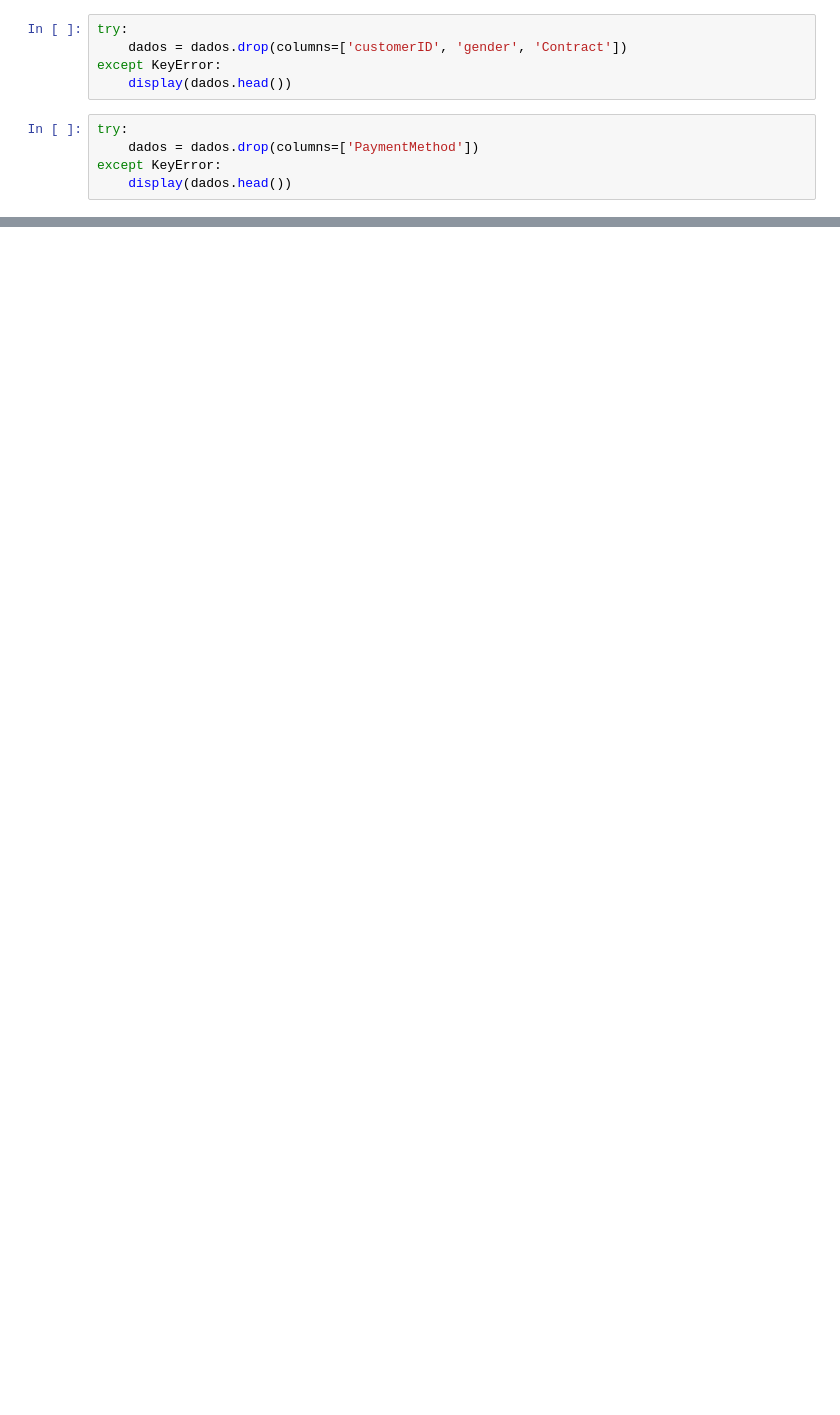
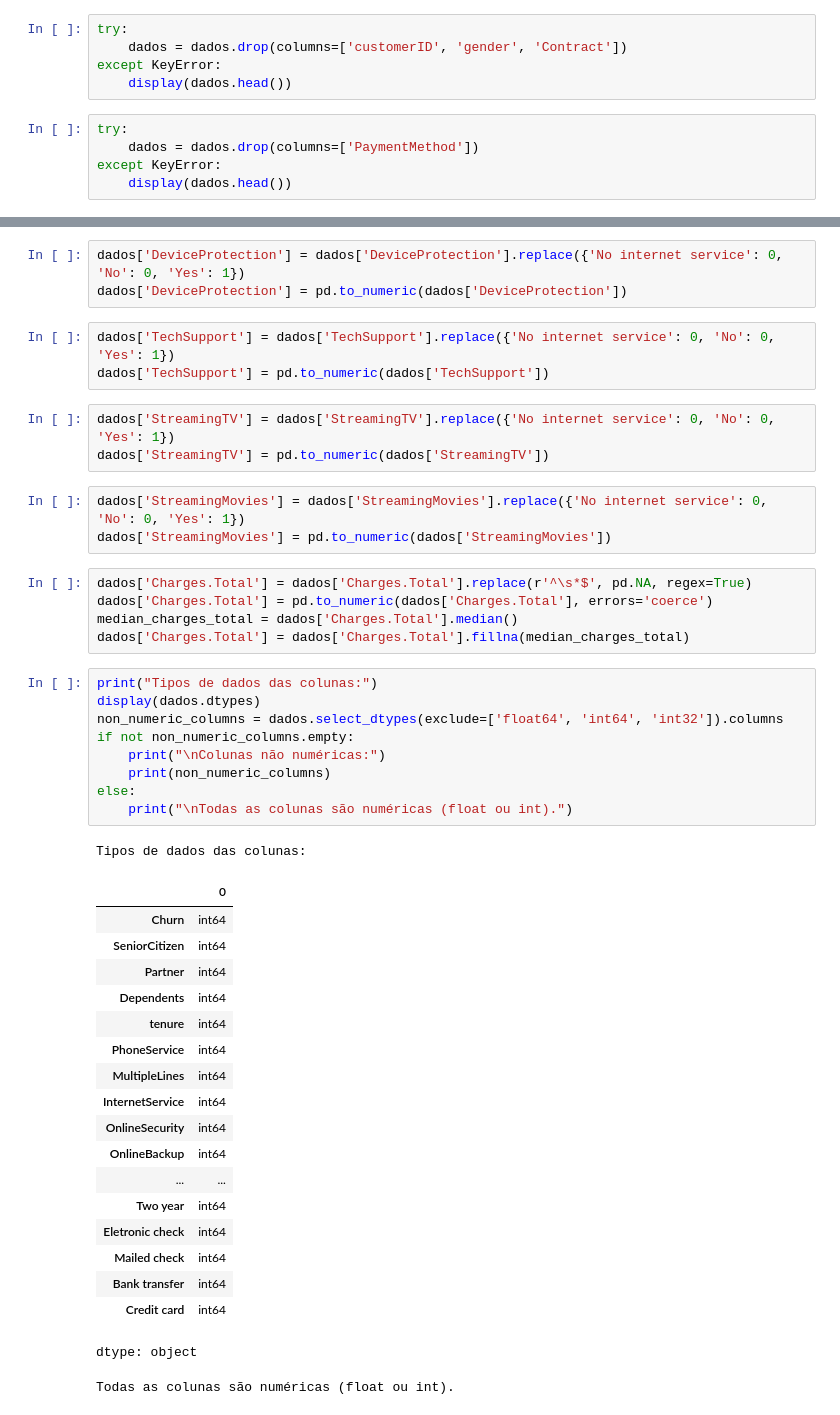
Before and after one commit to Housenkan/ChallengeAluraTelecomX_Part_2, a Jupyter notebook: TelecomX_Parte_2.ipynb, the cells around one changed output, grey strips where cells are left out. Cells and saved outputs as stored; diff of their text form; blank space fills up the shorter version.

```diff
--- a/TelecomX_Parte_2.ipynb
+++ b/TelecomX_Parte_2.ipynb
@@ -61,0 +79,47 @@ Não há um desequilíbrio significativo entre as classes Churn e Não Churn.
+# %%
+dados['DeviceProtection'] = dados['DeviceProtection'].replace({'No internet service': 0, 'No': 0, 'Yes': 1})
+dados['DeviceProtection'] = pd.to_numeric(dados['DeviceProtection'])
+# %%
+dados['TechSupport'] = dados['TechSupport'].replace({'No internet service': 0, 'No': 0, 'Yes': 1})
+dados['TechSupport'] = pd.to_numeric(dados['TechSupport'])
+# %%
+dados['StreamingTV'] = dados['StreamingTV'].replace({'No internet service': 0, 'No': 0, 'Yes': 1})
+dados['StreamingTV'] = pd.to_numeric(dados['StreamingTV'])
+# %%
+dados['StreamingMovies'] = dados['StreamingMovies'].replace({'No internet service': 0, 'No': 0, 'Yes': 1})
+dados['StreamingMovies'] = pd.to_numeric(dados['StreamingMovies'])
+# %%
+dados['Charges.Total'] = dados['Charges.Total'].replace(r'^\s*$', pd.NA, regex=True)
+dados['Charges.Total'] = pd.to_numeric(dados['Charges.Total'], errors='coerce')
+median_charges_total = dados['Charges.Total'].median()
+dados['Charges.Total'] = dados['Charges.Total'].fillna(median_charges_total)
+# %%
+print("Tipos de dados das colunas:")
+display(dados.dtypes)
+non_numeric_columns = dados.select_dtypes(exclude=['float64', 'int64', 'int32']).columns
+if not non_numeric_columns.empty:
+    print("\nColunas não numéricas:")
+    print(non_numeric_columns)
+else:
+    print("\nTodas as colunas são numéricas (float ou int).")
+# %% [output]
+Tipos de dados das colunas:
+|  | 0 |
+| Churn | int64 |
+| SeniorCitizen | int64 |
+| Partner | int64 |
+| Dependents | int64 |
+| tenure | int64 |
+| PhoneService | int64 |
+| MultipleLines | int64 |
+| InternetService | int64 |
+| OnlineSecurity | int64 |
+| OnlineBackup | int64 |
+| ... | ... |
+| Two year | int64 |
+| Eletronic check | int64 |
+| Mailed check | int64 |
+| Bank transfer | int64 |
+| Credit card | int64 |
+dtype: object
+Todas as colunas são numéricas (float ou int).
```
Also changed, not shown: parts of 12 cells of this notebook.
